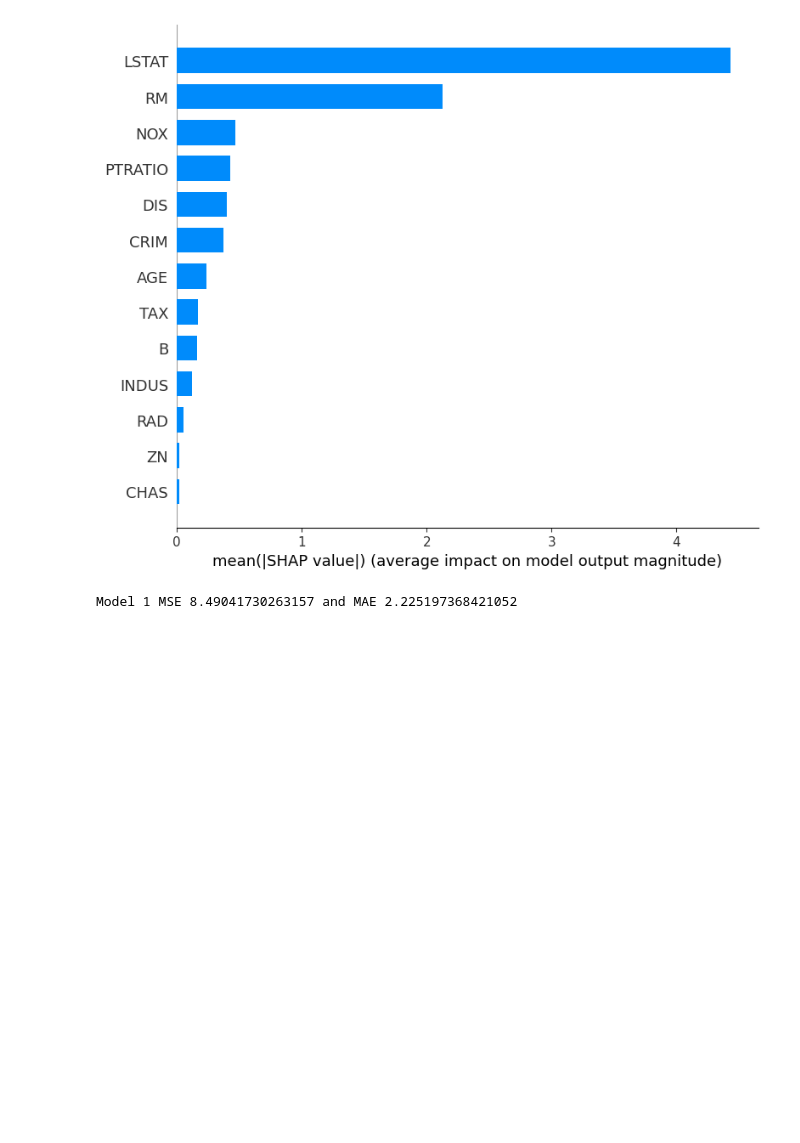
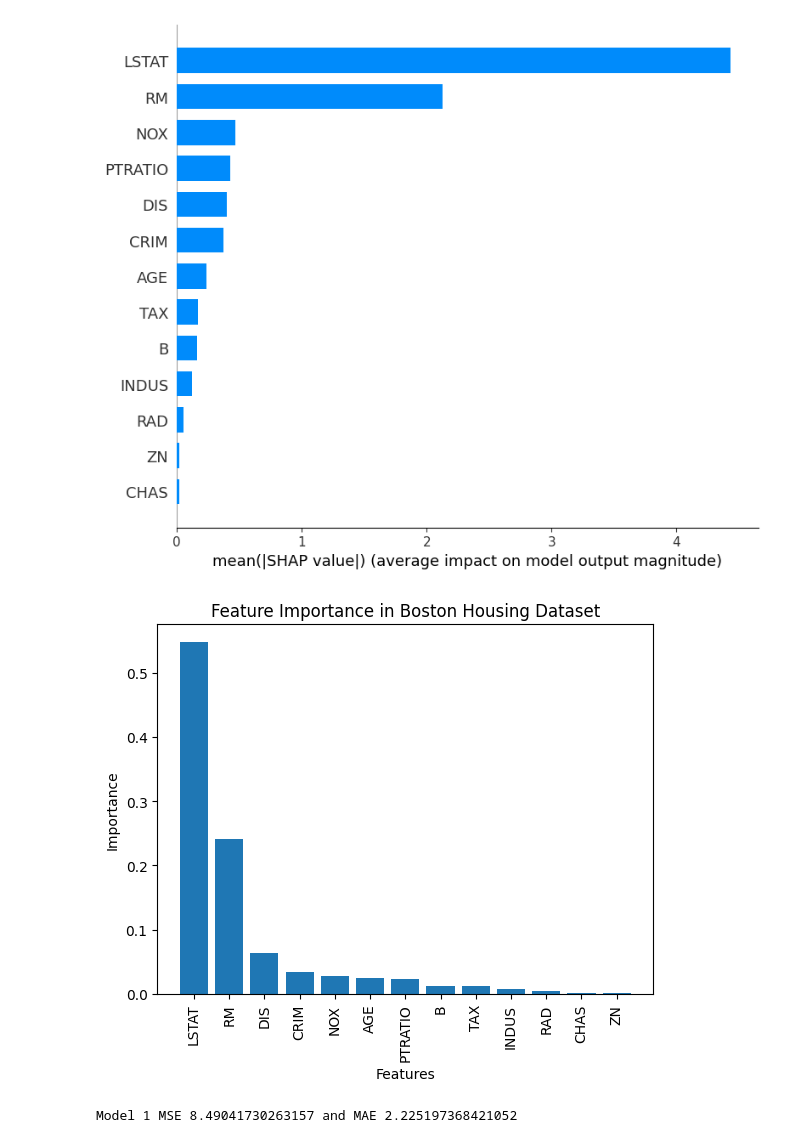
Before and after one commit to Dannysesi/Data_Science-learning, a Jupyter notebook: final year project/projectDA.ipynb, the cells around one changed output. Drawn from its saved outputs; the diff is of its cells as text; code cells hidden in the pictures; blank space fills up the shorter version.

```diff
--- a/final year project/projectDA.ipynb
+++ b/final year project/projectDA.ipynb
@@ -199,6 +185,29 @@ No data for colormapping provided via 'c'. Parameters 'vmin', 'vmax' will be ign
 shap.summary_plot(shap_values, X, plot_type="bar")
 # %% [output]
 [figure]
+# %%
+importance = model3.feature_importances_
+# %%
+feature_names = X.columns
+sorted_feature_names = feature_names[sorted_indices]
+# %%
+import matplotlib.pyplot as plt
+
+# Sort feature importance in descending order
+sorted_indices = np.argsort(importance)[::-1]
+sorted_importance = importance[sorted_indices]
+
+# Create a bar plot
+plt.bar(range(X_train.shape[1]), sorted_importance, align='center')
+plt.xticks(range(X_train.shape[1]), sorted_feature_names, rotation=90)
+plt.xlabel('Features')
+plt.ylabel('Importance')
+plt.title('Feature Importance in Boston Housing Dataset')
+
+# Show the plot
+plt.show()
+# %% [output]
+[figure, added]
 # %%
 # pickle start
 import pickle
```
Also changed, not shown: parts of 4 cells of this notebook.
